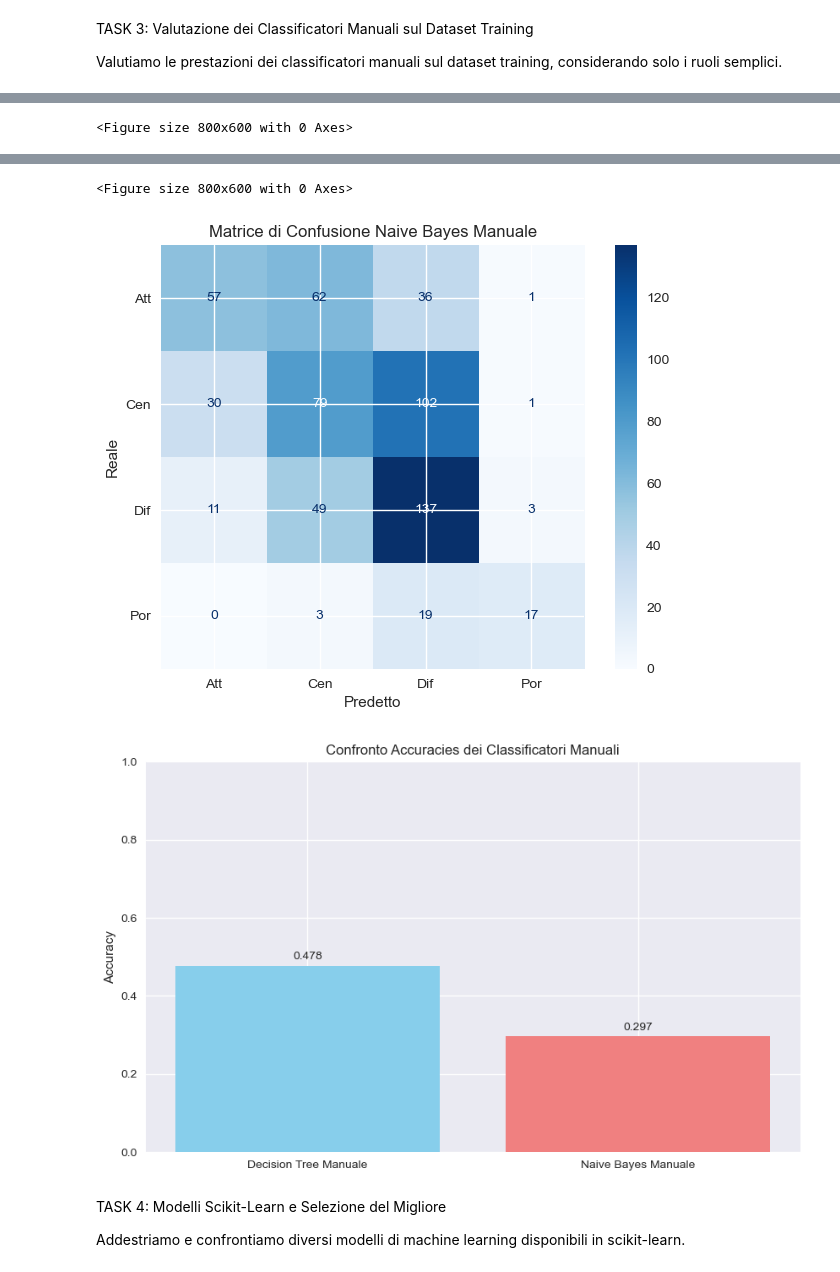
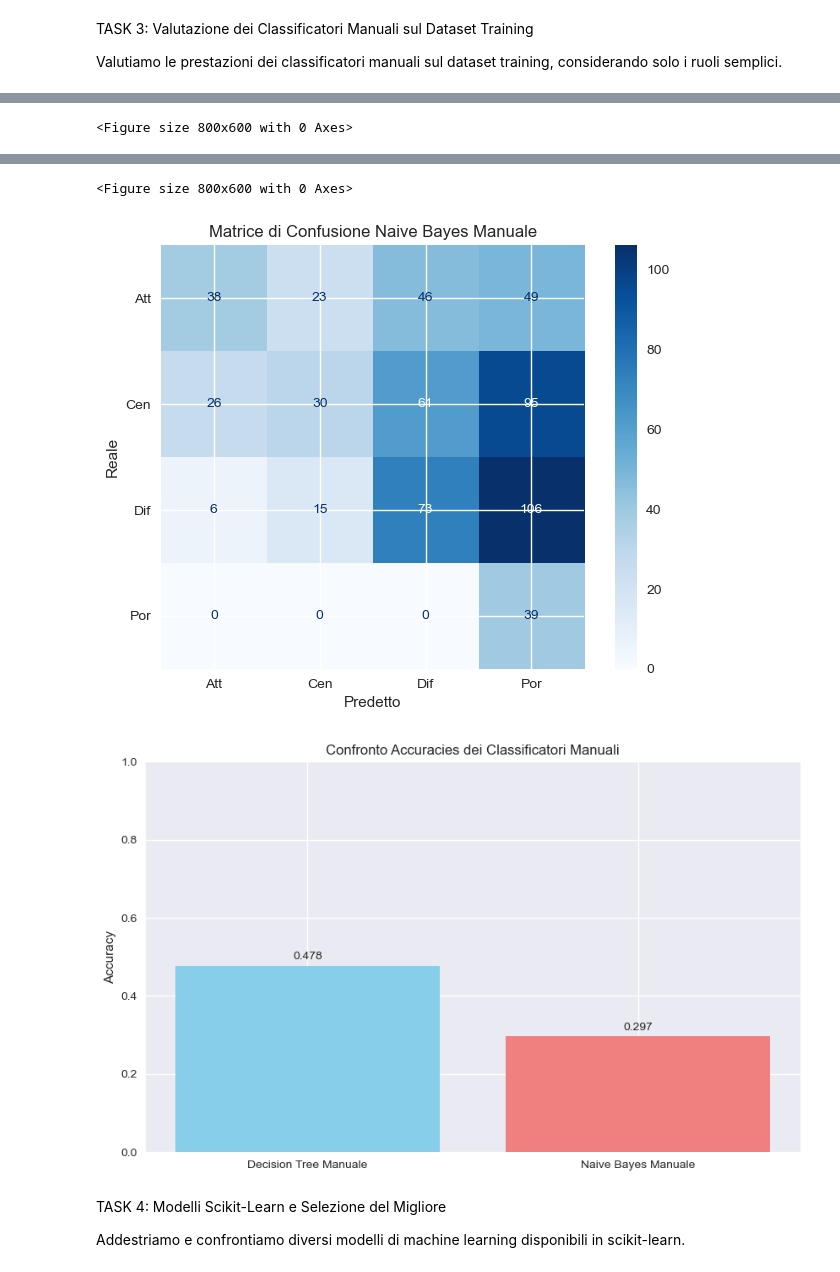
Before and after one commit to Samuele223/machine-Learning, a Jupyter notebook: proj1.ipynb, the cells around one changed output, grey strips where cells are left out. Saved outputs shown, nothing was run; the diff lists cells and outputs as text; code cells hidden in the pictures.

```diff
--- a/proj1.ipynb
+++ b/proj1.ipynb
@@ -603,7 +603,7 @@ print("Report di classificazione Naive Bayes Manuale:")
 print(classification_report(y_testS, nb_pred))
 
 # Confusion matrix Bayes
-cm_bayes = confusion_matrix(y_testS, dt_pred)
+cm_bayes = confusion_matrix(y_testS, nb_pred)
 disp = ConfusionMatrixDisplay(confusion_matrix=cm_bayes, display_labels=np.unique(y_testS))
 plt.figure(figsize=(8, 6))
 disp.plot(cmap='Blues', values_format='d')
@@ -632,34 +632,34 @@ Train: (2427, 9), Test: (607, 9)
 max_depth=3, min_split=2 --> acc=0.430
 max_depth=3, min_split=3 --> acc=0.430
 max_depth=3, min_split=5 --> acc=0.430
 max_depth=5, min_split=2 --> acc=0.458
 max_depth=5, min_split=3 --> acc=0.458
 max_depth=5, min_split=5 --> acc=0.458
 max_depth=10, min_split=2 --> acc=0.441
 max_depth=10, min_split=3 --> acc=0.441
 max_depth=10, min_split=5 --> acc=0.441
 
 ... (8 lines left out)
 
     accuracy                           0.48       607
    macro avg       0.56      0.46      0.49       607
 weighted avg       0.50      0.48      0.47       607
 <Figure size 800x600 with 0 Axes>
 [figure]
 Naive Bayes Manuale - Accuracy: 0.297
 Report di classificazione Naive Bayes Manuale:
               precision    recall  f1-score   support
 
          Att       0.54      0.24      0.34       156
          Cen       0.44      0.14      0.21       212
          Dif       0.41      0.36      0.38       200
          Por       0.13      1.00      0.24        39
 
     accuracy                           0.30       607
    macro avg       0.38      0.44      0.29       607
 weighted avg       0.44      0.30      0.30       607
 <Figure size 800x600 with 0 Axes>
-[figure, old version]
+[figure, new version]
 [figure]
 # %% [markdown]
 TASK 4: Modelli Scikit-Learn e Selezione del Migliore
```
Also changed, not shown: parts of 4 cells of this notebook.
